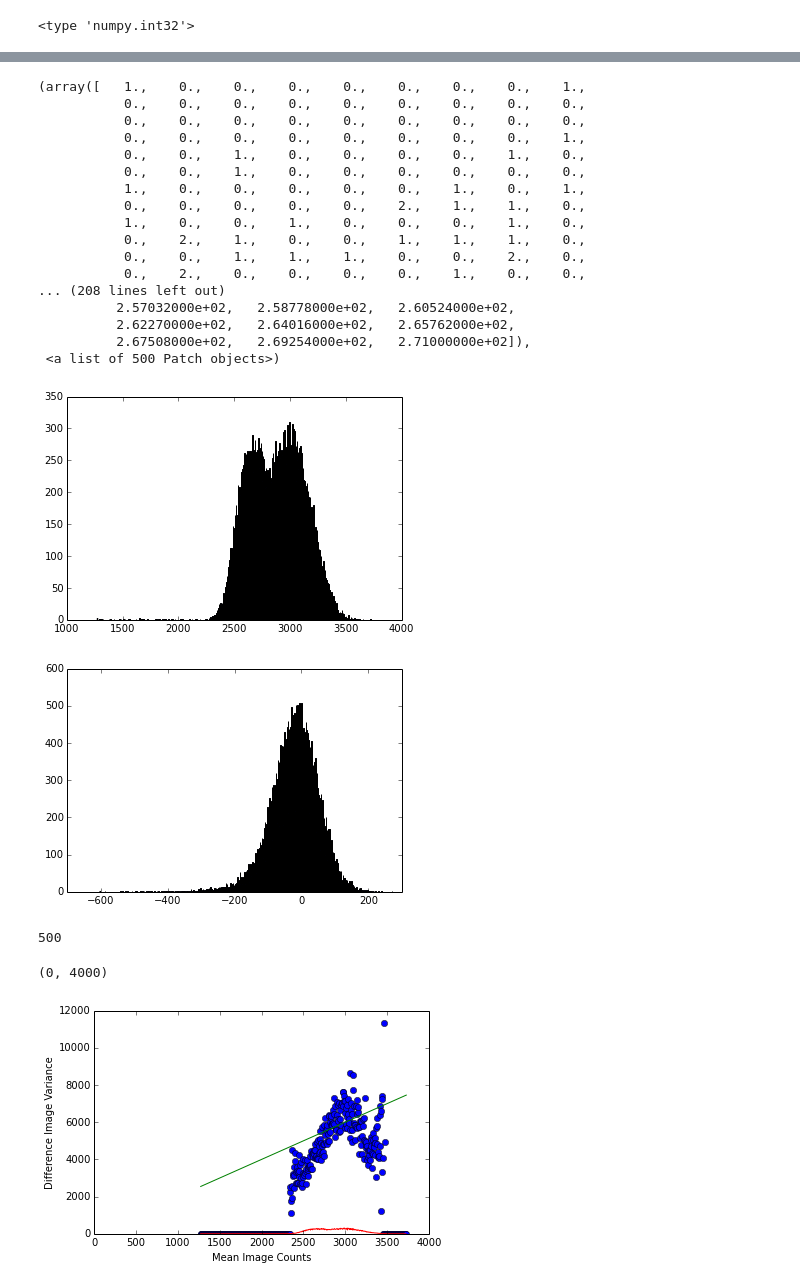
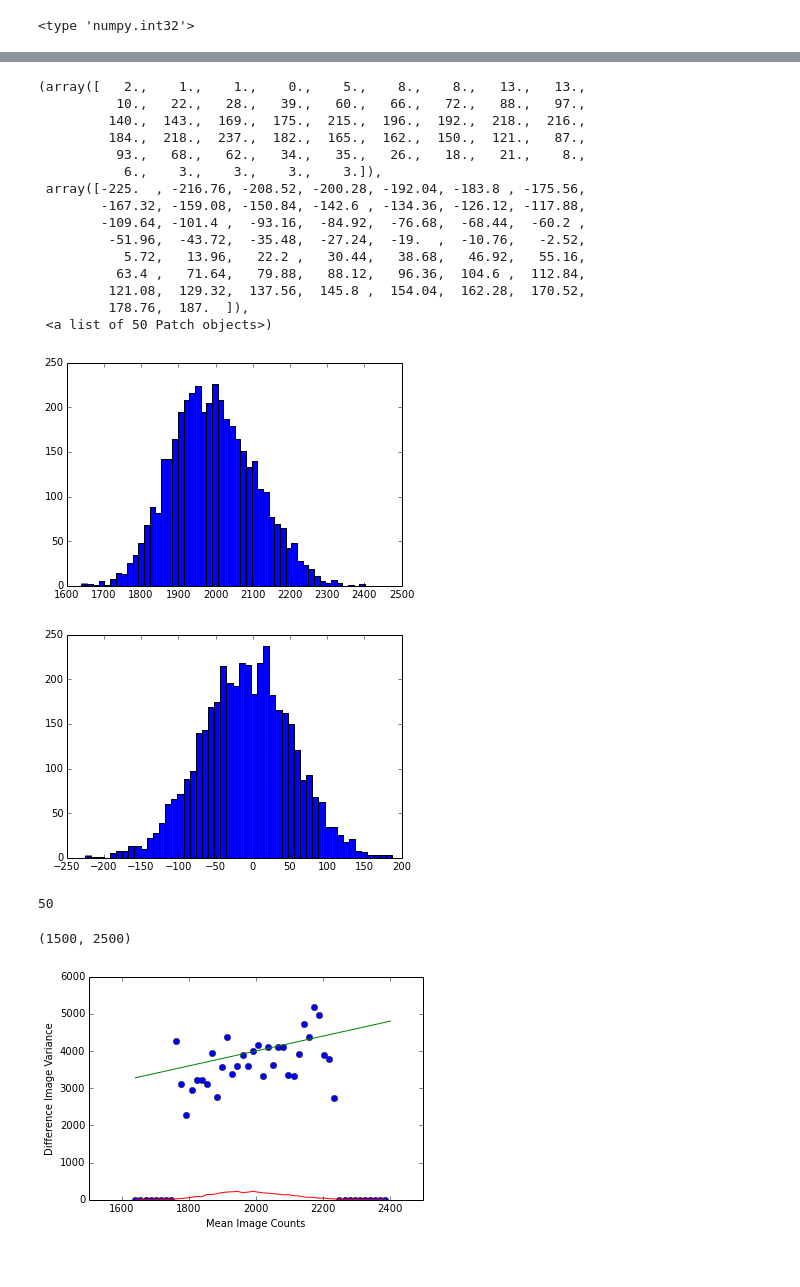
Before and after one commit to levlab-atomchip/BECy_stats, a Jupyter notebook: notebooks/intensity_shot_noise_20150107.ipynb, the cells around one changed output, grey strips where cells are left out. Cells and saved outputs as stored; diff of their text form; code cells hidden in the pictures.

```diff
--- a/notebooks/intensity_shot_noise_20150107.ipynb
+++ b/notebooks/intensity_shot_noise_20150107.ipynb
@@ -19,7 +20,7 @@ img = nai(dist.filelist[0])
 # %% [output]
 /home/will/levlab/data/intensity_noise_20150107/
 # %%
-mean_img = 0.5 * (img.atom_image_trunc + img.light_image_trunc)
+mean_img = np.int32(0.5 * (img.atom_image_trunc + img.light_image_trunc)) - np.int32(img.dark_image_trunc)
 plt.imshow(mean_img)
 # %% [output]
 <matplotlib.image.AxesImage at 0x...>
@@ -37,27 +38,25 @@ plt.imshow(diff)
 # %%
-mean_img_hist, mean_img_bins, _ = plt.hist(np.ravel(mean_img), 500)
+mean_img_hist, mean_img_bins, _ = plt.hist(np.ravel(mean_img), 50)
 plt.figure()
-plt.hist(np.ravel(diff), 500)
+plt.hist(np.ravel(diff), 50)
 # %% [output]
-(array([   1.,    0.,    0.,    0.,    0.,    0.,    0.,    0.,    1.,
-           0.,    0.,    0.,    0.,    0.,    0.,    0.,    0.,    0.,
-           0.,    0.,    0.,    0.,    0.,    0.,    0.,    0.,    0.,
-           0.,    0.,    0.,    0.,    0.,    0.,    0.,    0.,    1.,
-           0.,    0.,    1.,    0.,    0.,    0.,    0.,    1.,    0.,
-           0.,    0.,    1.,    0.,    0.,    0.,    0.,    0.,    0.,
-           1.,    0.,    0.,    0.,    0.,    0.,    1.,    0.,    1.,
-           0.,    0.,    0.,    0.,    0.,    2.,    1.,    1.,    0.,
-           1.,    0.,    0.,    1.,    0.,    0.,    0.,    1.,    0.,
-           0.,    2.,    1.,    0.,    0.,    1.,    1.,    1.,    0.,
-           0.,    0.,    1.,    1.,    1.,    0.,    0.,    2.,    0.,
-           0.,    2.,    0.,    0.,    0.,    0.,    1.,    0.,    0.,
-... (208 lines left out)
-          2.57032000e+02,   2.58778000e+02,   2.60524000e+02,
-          2.62270000e+02,   2.64016000e+02,   2.65762000e+02,
-          2.67508000e+02,   2.69254000e+02,   2.71000000e+02]),
- <a list of 500 Patch objects>)
+(array([   2.,    1.,    1.,    0.,    5.,    8.,    8.,   13.,   13.,
+          10.,   22.,   28.,   39.,   60.,   66.,   72.,   88.,   97.,
+         140.,  143.,  169.,  175.,  215.,  196.,  192.,  218.,  216.,
+         184.,  218.,  237.,  182.,  165.,  162.,  150.,  121.,   87.,
+          93.,   68.,   62.,   34.,   35.,   26.,   18.,   21.,    8.,
+           6.,    3.,    3.,    3.,    3.]),
+ array([-225.  , -216.76, -208.52, -200.28, -192.04, -183.8 , -175.56,
+        -167.32, -159.08, -150.84, -142.6 , -134.36, -126.12, -117.88,
+        -109.64, -101.4 ,  -93.16,  -84.92,  -76.68,  -68.44,  -60.2 ,
+         -51.96,  -43.72,  -35.48,  -27.24,  -19.  ,  -10.76,   -2.52,
+           5.72,   13.96,   22.2 ,   30.44,   38.68,   46.92,   55.16,
+          63.4 ,   71.64,   79.88,   88.12,   96.36,  104.6 ,  112.84,
+         121.08,  129.32,  137.56,  145.8 ,  154.04,  162.28,  170.52,
+         178.76,  187.  ]),
+ <a list of 50 Patch objects>)
-[figure, old version]
+[figure, new version]
-[figure, old version]
+[figure, new version]
 # %%
 diff_vec = np.ravel(diff)
 mean_vec = np.ravel(mean_img)
@@ -71,18 +70,18 @@ for ii, this_diff in enumerate(diff_vec):
         raise
 bin_vars = [np.std(members)**2 for members in bin_members]
 # %%
-threshold = 10
+threshold = 20
 filtered_bin_vars = [0 if meancounts < threshold else bin_var for meancounts, bin_var in zip(mean_img_hist, bin_vars)]
 len(filtered_bin_vars)
 # %% [output]
-500
+50
 # %%
 plt.plot(mean_img_bins[:-1], filtered_bin_vars, 'o')
 plt.plot(mean_img_bins, 2*mean_img_bins)
 plt.plot(mean_img_bins[:-1], mean_img_hist)
 plt.xlabel('Mean Image Counts')
 plt.ylabel('Difference Image Variance')
-plt.xlim(0, 4000)
+plt.xlim(1500, 2500)
 # %% [output]
-(0, 4000)
+(1500, 2500)
-[figure, old version]
+[figure, new version]
```
Also changed, not shown: parts of 3 cells of this notebook, 1 other file.
